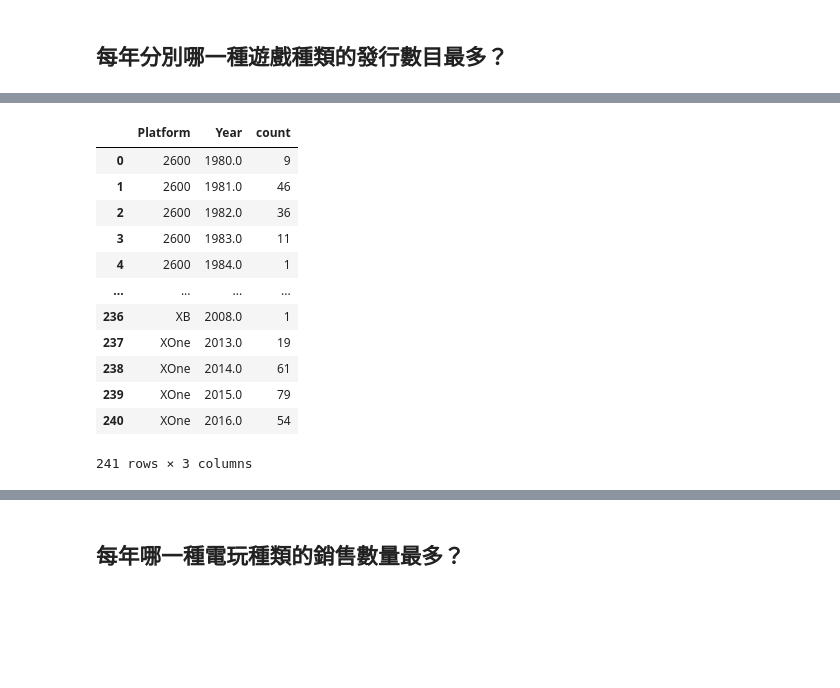
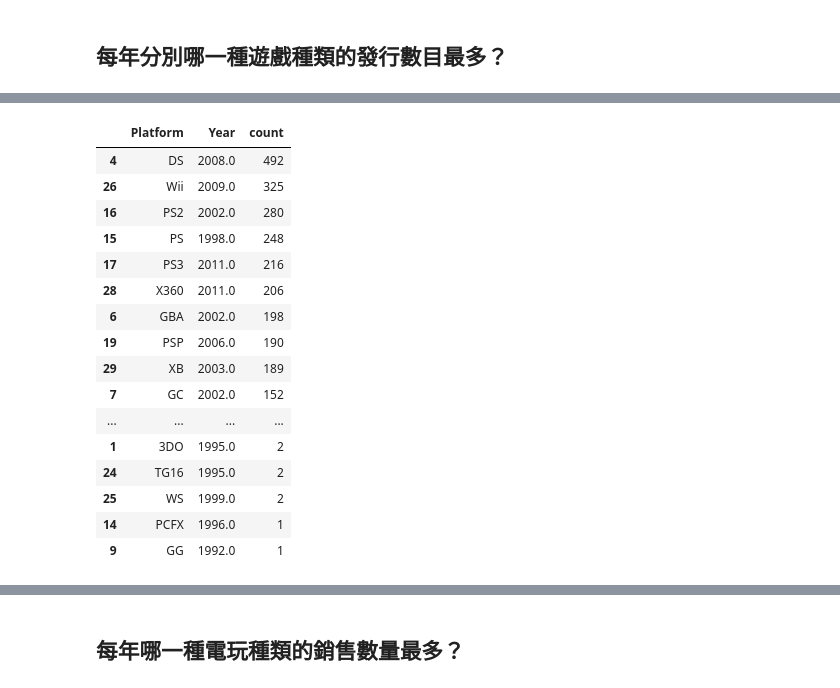
Before and after one commit to t8101349/Colab-, a Jupyter notebook: 05_02_LAB_VideoGameSales_28_王韋博.ipynb, the cells around one changed output, grey strips where cells are left out. Drawn from its saved outputs; the diff is of its cells as text; code cells hidden in the pictures; blank space fills up the shorter version.

```diff
--- a/05_02_LAB_VideoGameSales_28_王韋博.ipynb
+++ b/05_02_LAB_VideoGameSales_28_王韋博.ipynb
@@ -492,20 +714,27 @@ plt.show()
 # %%
 # 練習題
 # 請計算每一個平台，哪一年的遊戲數目最多
-clonedata = data.copy()
-gamenum = clonedata.groupby(['Platform', 'Year']).size().reset_index(name='count')
-gamenum
+
+platform_max_df = data.groupby(['Platform', 'Year']).size().reset_index(name='count')
+platform_max_idx = platform_max_df.groupby(['Platform'])['count'].idxmax()
+platform_max_genre = platform_max_df.iloc[platform_max_idx].reset_index(drop=True)
+platform_max_genre = platform_max_genre.sort_values(by='count', ascending=False)
+platform_max_genre
 # %% [output]
 |  | Platform | Year | count |
-| 0 | 2600 | 1980.0 | 9 |
-| 1 | 2600 | 1981.0 | 46 |
-| 2 | 2600 | 1982.0 | 36 |
-| 3 | 2600 | 1983.0 | 11 |
-| 4 | 2600 | 1984.0 | 1 |
+| 4 | DS | 2008.0 | 492 |
+| 26 | Wii | 2009.0 | 325 |
+| 16 | PS2 | 2002.0 | 280 |
+| 15 | PS | 1998.0 | 248 |
+| 17 | PS3 | 2011.0 | 216 |
+| 28 | X360 | 2011.0 | 206 |
+| 6 | GBA | 2002.0 | 198 |
+| 19 | PSP | 2006.0 | 190 |
+| 29 | XB | 2003.0 | 189 |
+| 7 | GC | 2002.0 | 152 |
 | ... | ... | ... | ... |
-| 236 | XB | 2008.0 | 1 |
-| 237 | XOne | 2013.0 | 19 |
-| 238 | XOne | 2014.0 | 61 |
-| 239 | XOne | 2015.0 | 79 |
-| 240 | XOne | 2016.0 | 54 |
+| 1 | 3DO | 1995.0 | 2 |
+| 24 | TG16 | 1995.0 | 2 |
+| 25 | WS | 1999.0 | 2 |
+| 14 | PCFX | 1996.0 | 1 |
+| 9 | GG | 1992.0 | 1 |
-241 rows × 3 columns
```
Also changed, not shown: parts of 53 cells of this notebook.
